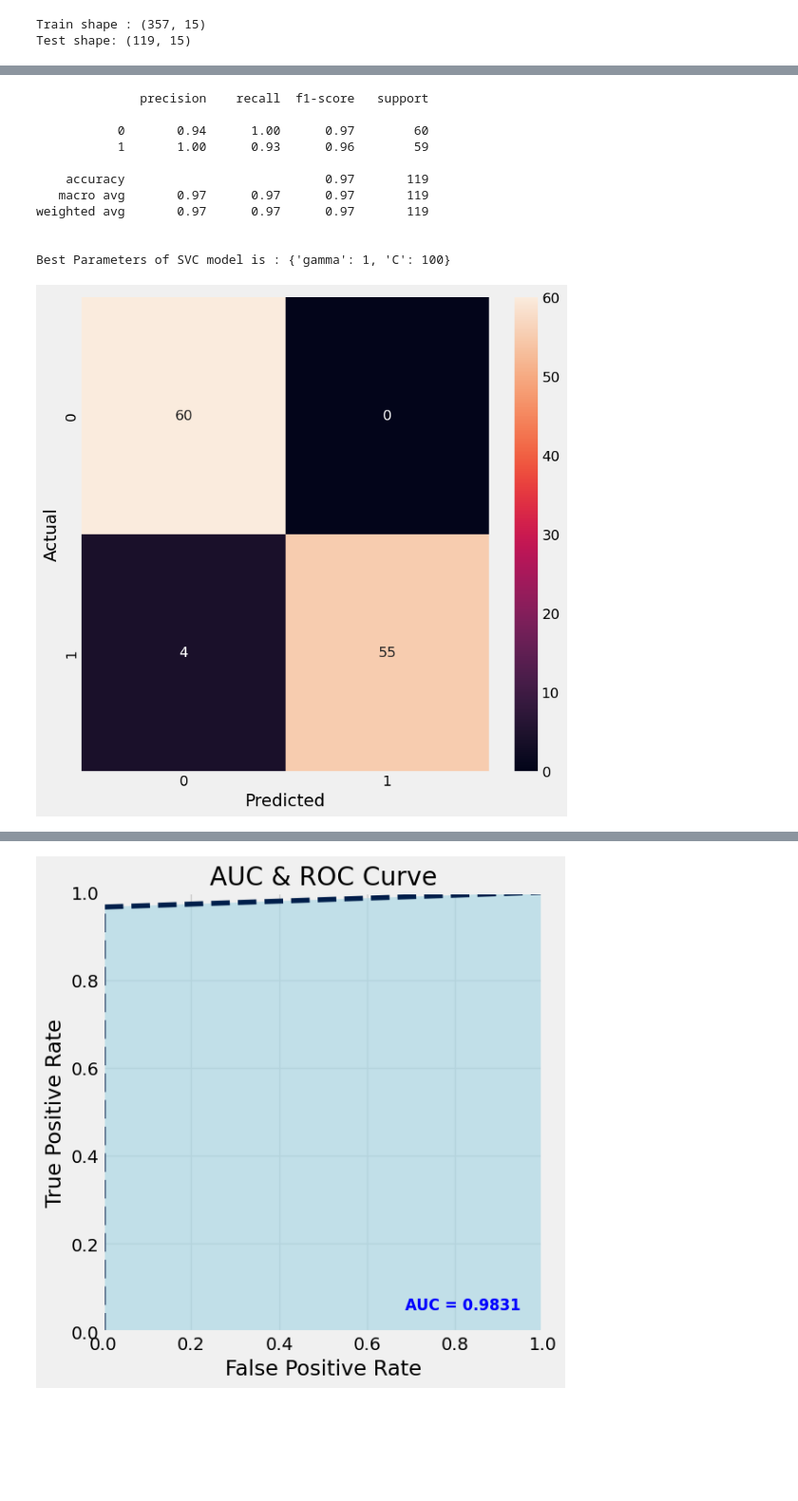
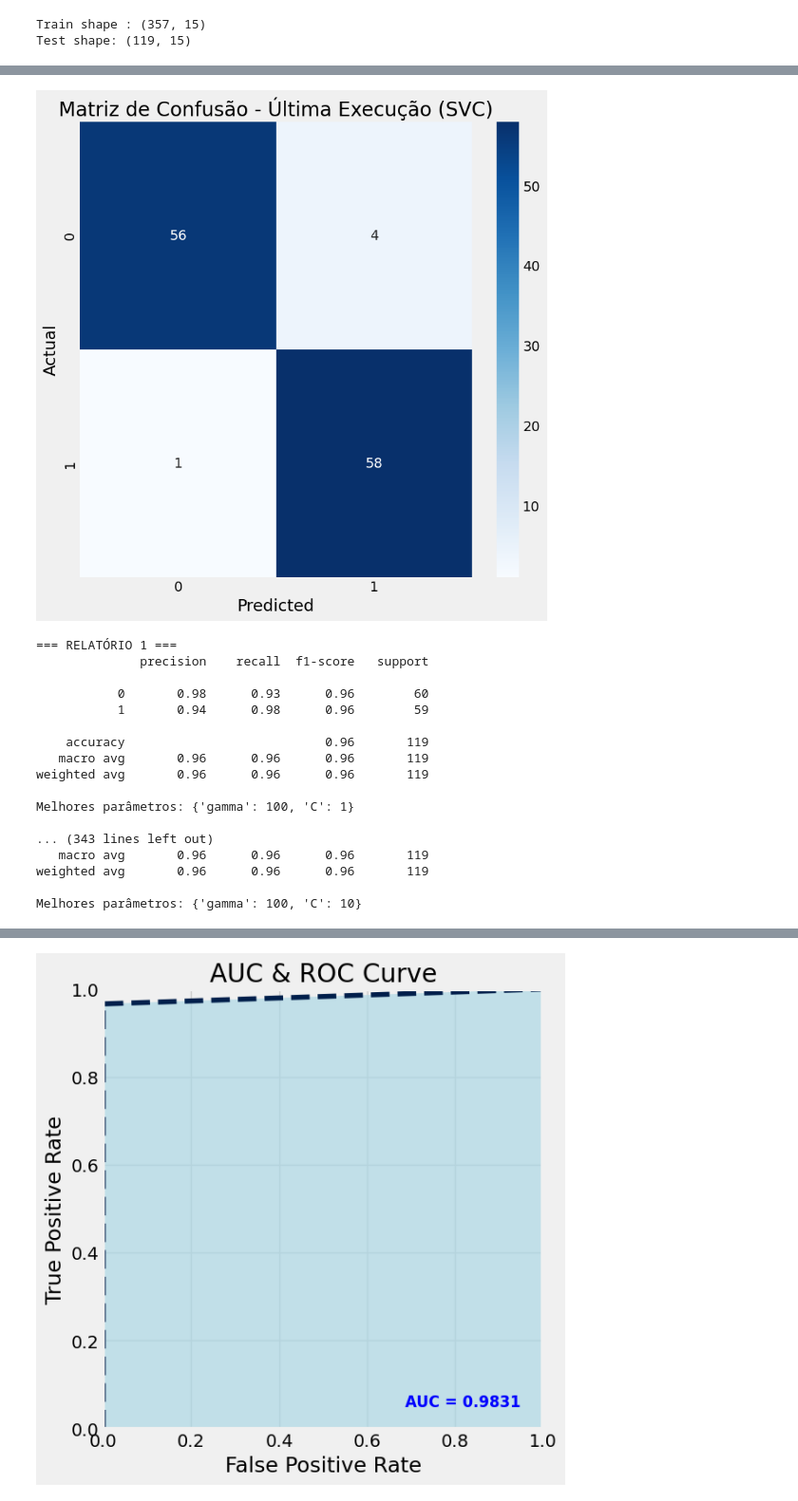
Before and after one commit to DevSamuelMuniz/modelo-ia, a Jupyter notebook: modelo.ipynb, the cells around one changed output, grey strips where cells are left out. Shown at 95% size. Cells and saved outputs as stored; diff of their text form; code cells hidden in the pictures; blank space fills up the shorter version.

```diff
--- a/modelo.ipynb
+++ b/modelo.ipynb
@@ -300,26 +350,60 @@ weighted avg       0.94      0.93      0.93       119
 # %%
-param_grid={'C':[0.001,0.01,0.1,1,10,100], 'gamma':[0.001,0.01,0.1,1,10,100]}
-rcv=RandomizedSearchCV(SVC(),param_grid,cv=5)
-rcv.fit(X_train,y_train)
-y_pred_svc=rcv.predict(X_test)
-confusion_svc=confusion_matrix(y_test,rcv.predict(X_test))
-plt.figure(figsize=(8,8))
-sns.heatmap(confusion_svc,annot=True)
+from sklearn.svm import SVC
+from sklearn.model_selection import RandomizedSearchCV
+from sklearn.metrics import confusion_matrix, classification_report
+import matplotlib.pyplot as plt
+import seaborn as sns
+
+param_grid = {
+    'C': [0.001, 0.01, 0.1, 1, 10, 100],
+    'gamma': [0.001, 0.01, 0.1, 1, 10, 100]
+}
+
+# Armazenamento dos relatórios e melhores parâmetros
+relatorios_svc = []
+best_params_svc = []
+
+for i in range(30):
+    rcv = RandomizedSearchCV(SVC(), param_grid, cv=5)
+    rcv.fit(X_train, y_train)
+
+    y_pred_svc = rcv.predict(X_test)
+
+    # Salva relatório e parâmetros
+    relatorios_svc.append(classification_report(y_test, y_pred_svc, output_dict=True))
+    best_params_svc.append(rcv.best_params_)
+
+# Exibe a matriz de confusão da última execução
+confusion_svc = confusion_matrix(y_test, y_pred_svc)
+plt.figure(figsize=(8, 8))
+sns.heatmap(confusion_svc, annot=True, cmap="Blues", fmt="d")
 plt.xlabel("Predicted")
 plt.ylabel("Actual")
-print(classification_report(y_test,y_pred_svc))
-print(f'\nBest Parameters of SVC model is : {rcv.best_params_}\n')
+plt.title("Matriz de Confusão - Última Execução (SVC)")
+plt.show()
+
+# Exibe os relatórios e melhores parâmetros
+for i in range(30):
+    print(f"\n=== RELATÓRIO {i+1} ===")
+    print(classification_report(y_test, rcv.predict(X_test)))  # usa o último rcv mas pode trocar por resultado salvo
+    print(f"Melhores parâmetros: {best_params_svc[i]}")
 # %% [output]
+[figure, new version]
+=== RELATÓRIO 1 ===
               precision    recall  f1-score   support
 
-           0       0.94      1.00      0.97        60
-           1       1.00      0.93      0.96        59
+           0       0.98      0.93      0.96        60
+           1       0.94      0.98      0.96        59
 
-    accuracy                           0.97       119
-   macro avg       0.97      0.97      0.97       119
-weighted avg       0.97      0.97      0.97       119
+    accuracy                           0.96       119
+   macro avg       0.96      0.96      0.96       119
+weighted avg       0.96      0.96      0.96       119
 
+Melhores parâmetros: {'gamma': 100, 'C': 1}
 
-Best Parameters of SVC model is : {'gamma': 1, 'C': 100}
+... (343 lines left out)
+   macro avg       0.96      0.96      0.96       119
+weighted avg       0.96      0.96      0.96       119
+
+Melhores parâmetros: {'gamma': 100, 'C': 10}
-[figure, old version]
 # %%
```
Also changed, not shown: parts of 10 cells of this notebook, 2 other files.
